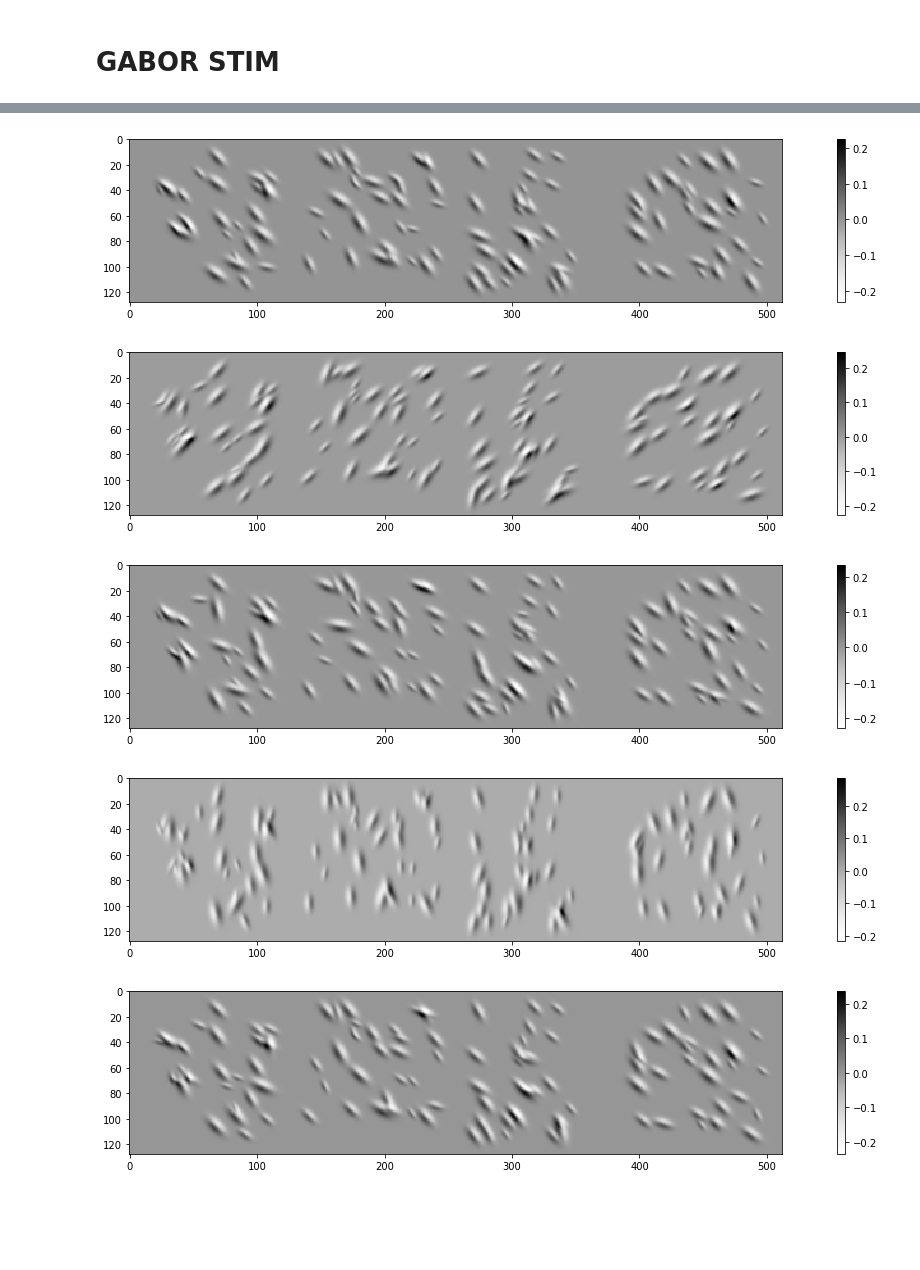
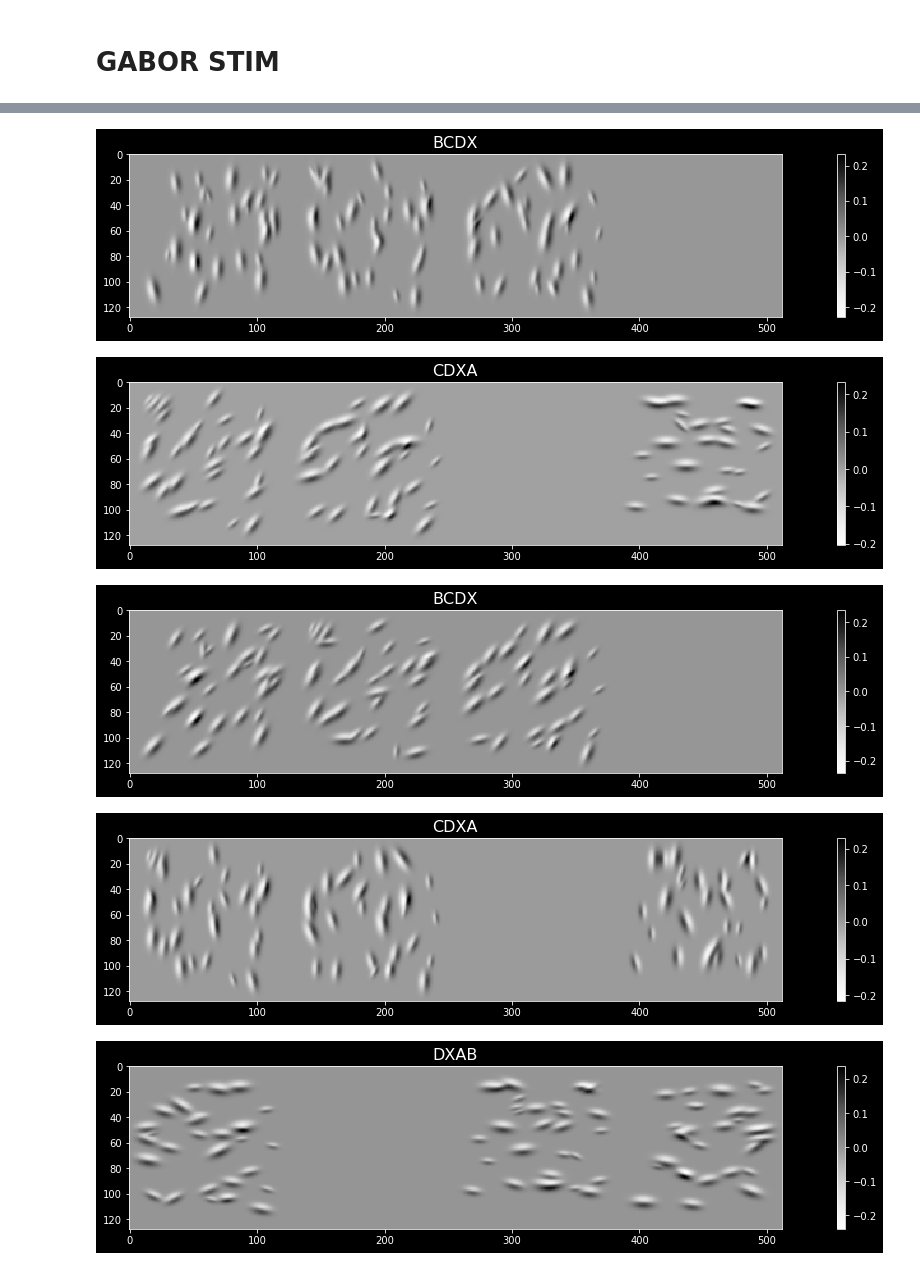
Before and after one commit to colleenjg/DPC, a Jupyter notebook: gabor_stim.ipynb, the cells around one changed output, grey strips where cells are left out. Cells and saved outputs as stored; diff of their text form; code cells hidden in the pictures; blank space fills up the shorter version.

```diff
--- a/gabor_stim.ipynb
+++ b/gabor_stim.ipynb
@@ -7,7 +7,7 @@ import torch
 import torchvision
 
 from stimuli import GaborSequenceGenerator
-# plt.style.use('dark_background')
+plt.style.use('dark_background')
 # %%
 GaborSequenceGenerator??
 # %% [output]
@@ -33,15 +33,16 @@ gabor_dl = GaborSequenceGenerator(batch_size=8, num_trials=10, kappa=20, NUM_FRA
 # %%
 i = 0
 for G in gabor_dl:
     plt.figure(figsize=(20, 3))
     plt.imshow(np.concatenate(G.numpy()[0, :, 0, 0]).T, cmap=plt.cm.Greys);
     plt.colorbar()
+    plt.title(''.join(gabor_dl.prev_seq[-1]), size=16)
     i += 1
     if i == 12:
         break
 # %% [output]
-[figure, old version]
+[figure, new version]
-[figure, old version]
+[figure, new version]
-[figure, old version]
+[figure, new version]
-[figure, old version]
+[figure, new version]
-[figure, old version]
+[figure, new version]
```
Also changed, not shown: parts of 3 cells of this notebook, 1 other file.
